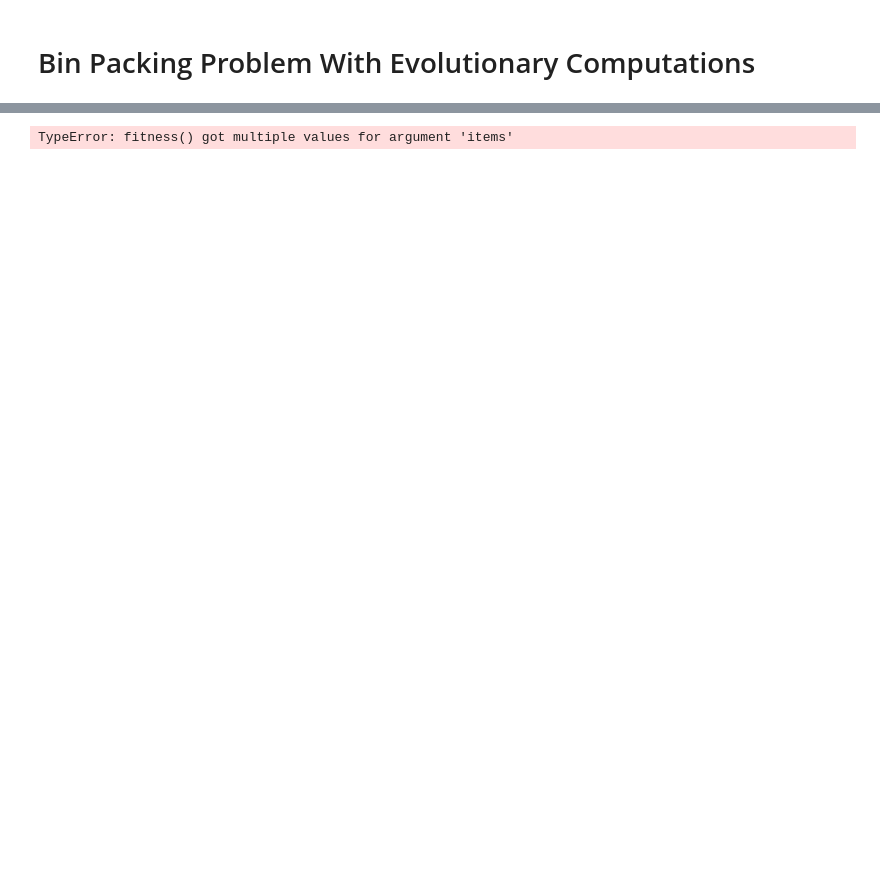
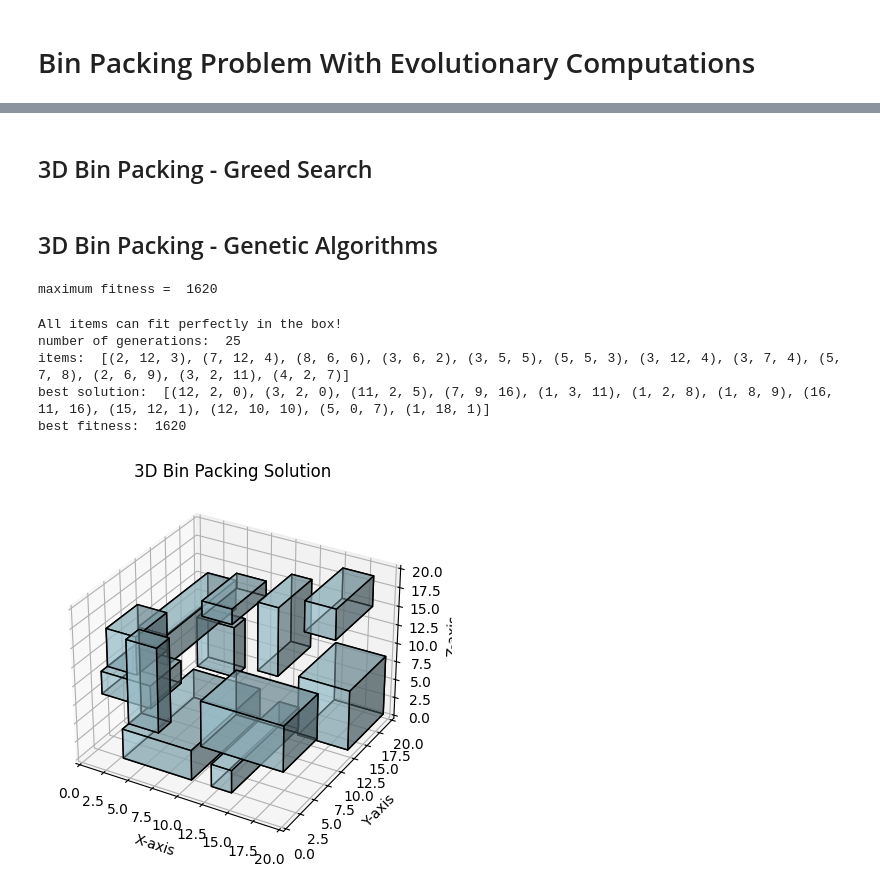
Before and after one commit to MisterMandarino/3D-Packing-Problem-using-Evolutionary-Computations, a Jupyter notebook: BinPackingProblem.ipynb, the cells around one changed output, grey strips where cells are left out. Drawn from its saved outputs; the diff is of its cells as text; code cells hidden in the pictures; blank space fills up the shorter version.

```diff
--- a/BinPackingProblem.ipynb
+++ b/BinPackingProblem.ipynb
@@ -726,0 +706,15 @@ def run_evolution(populate_func: PopulateFunc,
+# %% [markdown]
+## 3D Bin Packing - Greed Search
+# %% [markdown]
+## 3D Bin Packing - Genetic Algorithms
+# %%
+BOX_WIDTH = 20
+BOX_HEIGHT = 20
+BOX_LENGTH = 20
+
+
+def generate_items_3d(n):
+    return [(randrange(1,BOX_WIDTH//3), randrange(1,BOX_HEIGHT//3), randrange(1,BOX_LENGTH//3)) for _ in range(n)]
+
+#items = [(2,12),(7,12),(8,6),(3,6),(3,5),(5,5),(3,12),(3,7),(5,7),(2,6),(3,2),(4,2),(3,4),(4,4),(9,2),(11,2)]
+items = [(2,12,3),(7,12,4),(8,6,6),(3,6,2),(3,5,5),(5,5,3),(3,12,4),(3,7,4),(5,7,8),(2,6,9),(3,2,11),(4,2,7)]
@@ -727,11 +849,16 @@ def run_evolution(populate_func: PopulateFunc,
 # %%
-population, generations = run_evolution(
-    populate_func=partial(generate_population, size=10, items=items),
-    fitness_func=partial(fitness, items=items),
-    generation_limit=100
-)
+population, generations, fit = run_evolution(generation_limit=100, num_mutation=1, mutation_probability=0.5)
 
 print('number of generations: ', generations)
+print('items: ', items)
 print('best solution: ', population[0])
+print('best fitness: ', fit)
+plot_configuration_3d(population[0], items)
 # %% [output]
-TypeError: fitness() got multiple values for argument 'items'
+maximum fitness =  1620
+All items can fit perfectly in the box!
+number of generations:  25
+items:  [(2, 12, 3), (7, 12, 4), (8, 6, 6), (3, 6, 2), (3, 5, 5), (5, 5, 3), (3, 12, 4), (3, 7, 4), (5, 7, 8), (2, 6, 9), (3, 2, 11), (4, 2, 7)]
+best solution:  [(12, 2, 0), (3, 2, 0), (11, 2, 5), (7, 9, 16), (1, 3, 11), (1, 2, 8), (1, 8, 9), (16, 11, 16), (15, 12, 1), (12, 10, 10), (5, 0, 7), (1, 18, 1)]
+best fitness:  1620
+[figure, added]
```
Also changed, not shown: parts of 21 cells of this notebook.
